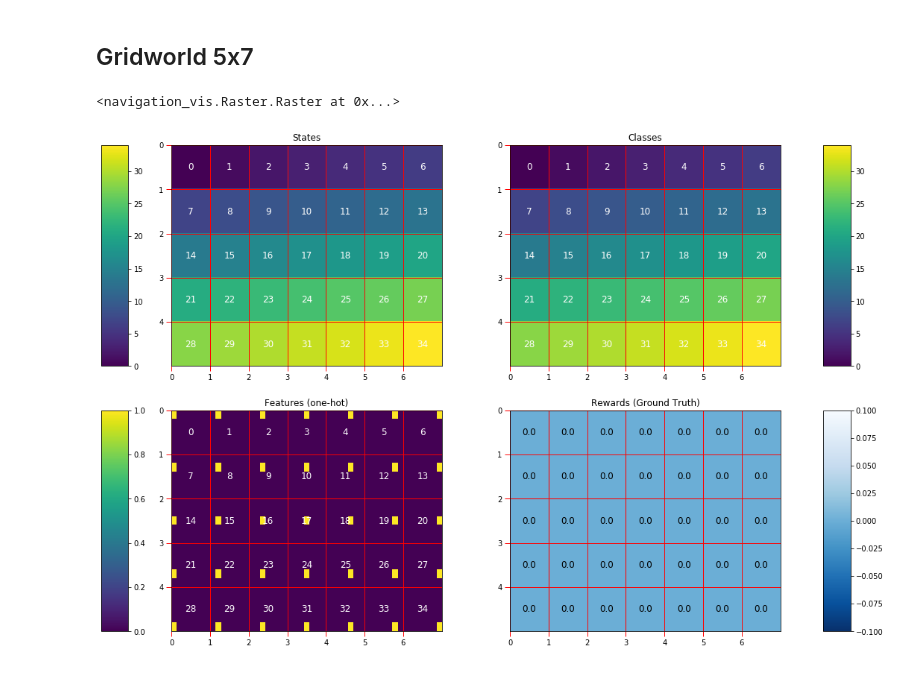
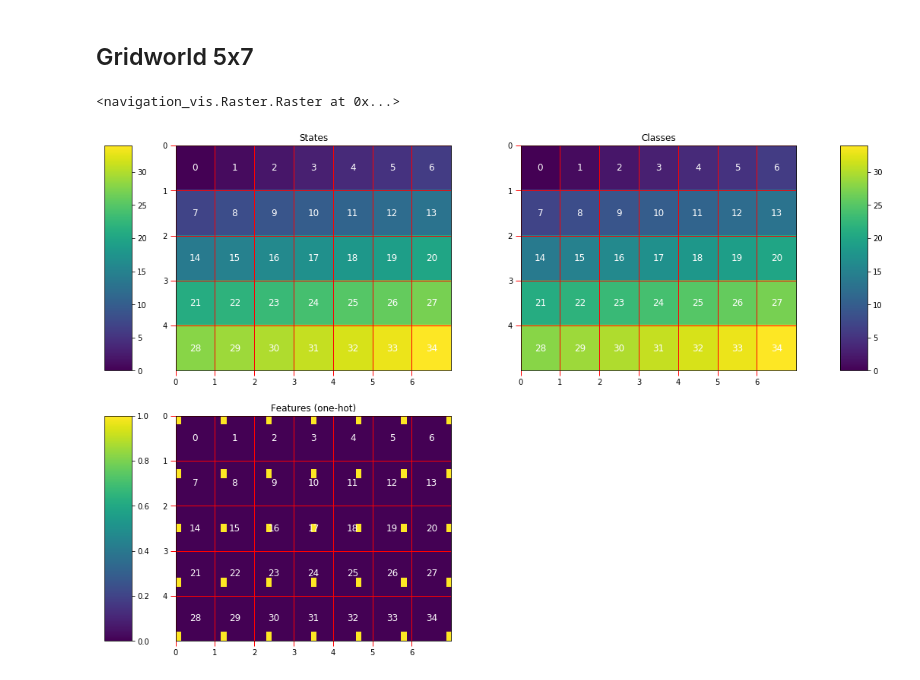
Before and after one commit to yrevar/InverseRL, a Jupyter notebook: mlirl_gridworld_5x7_2.ipynb, the cells around one changed output. Cells and saved outputs as stored; diff of their text form; code cells hidden in the pictures.

```diff
--- a/mlirl_gridworld_5x7_2.ipynb
+++ b/mlirl_gridworld_5x7_2.ipynb
@@ -19,43 +19,43 @@ from matplotlib import cm as cm, pyplot as plt, colors as mplotcolors
 # %% [markdown]
 ## Gridworld 5x7
 # %%
+H, W = 5, 7
 np.random.seed(5)
 # Specify state space
-S = NvMDP.state.DiscreteStateSpace(5,7)
-goal = (2,6)
+S = NvMDP.state.DiscreteStateSpace(H, W)
+goal = (H//2, W-1)
 # Attach classes
-class_ids = NvMDP.class_.XYClassDistribution(np.arange(35).reshape(5,7).tolist())().flatten()
+class_ids = NvMDP.class_.XYClassDistribution(np.arange(H * W).reshape(H, W).tolist())().flatten()
 S.attach_classes(class_ids)
 # Attach features
 S.attach_features(NvMDP.features.FeatureClassIndicatorOneHot(S))
 # Attach rewards
 S.attach_rewards(NvMDP.reward.RewardStateScalar(S,
                     loc_to_reward_dict={goal: 0.}, class_id_to_reward_dict={}, default=0))
 R = S.rewards()
 # Specify dynamics
 T = NvMDP.dynamics.XYDynamics(S, slip_prob=0.)
 # Set goal
 # S.set_terminal_status_by_loc([goal])
-
 
 plt.figure(figsize=(18,12))
 plt.subplot(2,2,1)
 NvPlotter(S).plot_states(
     cmap=cm.viridis, ann_col="white",
     title="States").colorbar(where="left", pad=0.8, size="10%").grid()
 plt.subplot(2,2,2)
 NvPlotter(S).plot_classes(
     cmap=cm.viridis, ann_col="white",
     title="Classes").colorbar(where="right", pad=0.8, size="10%").grid()
 plt.subplot(2,2,3)
 NvPlotter(S).plot_features(
     ann=S.idxs.flatten(), cmap=cm.viridis, ann_col="white",
     title="Features (one-hot)").colorbar(where="left", pad=0.8, size="10%").grid()
-plt.subplot(2,2,4)
-NvPlotter(S).plot_rewards(
-    cmap=cm.Blues_r, title="Rewards (Ground Truth)").colorbar(where="right", pad=0.8, size="10%").grid()
+# plt.subplot(2,2,4)
+# NvPlotter(S).plot_rewards(
+#     cmap=cm.Blues_r, title="Rewards (Ground Truth)").colorbar(where="right", pad=0.8, size="10%").grid()
 # %% [output]
 <navigation_vis.Raster.Raster at 0x...>
-[figure, old version]
+[figure, new version]
 # %%
 PHI = torch.FloatTensor(S.features())
```
Also changed, not shown: parts of 3 cells of this notebook, 18 other files.
